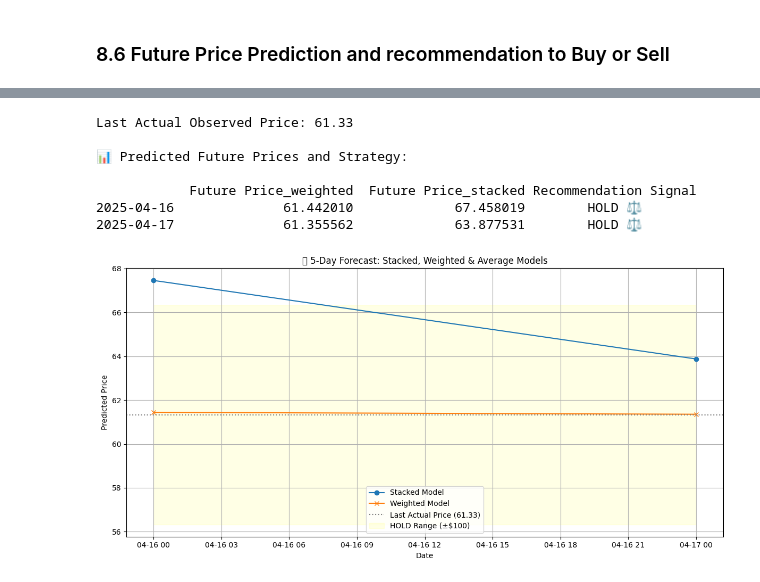
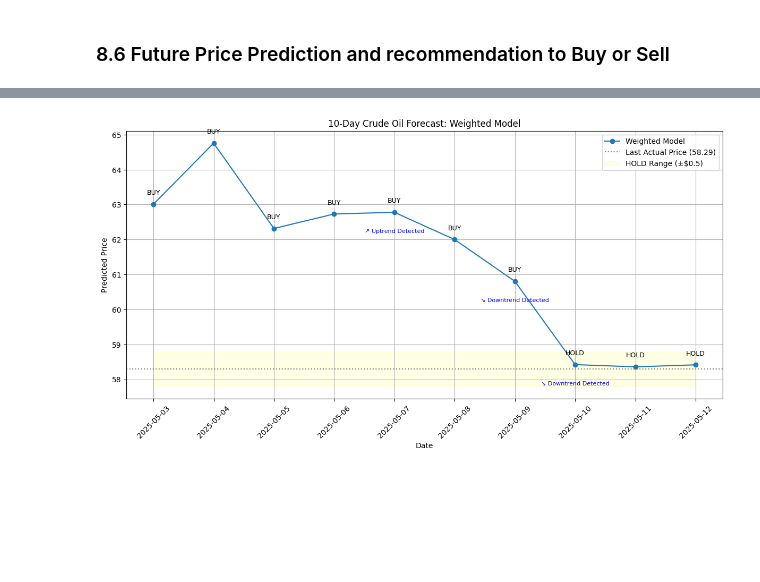
Before and after one commit to kayaniv105105/Realtime_Price_Prediction_commodity, a Jupyter notebook: Code/Real_time/Realtime-prediction_CRUDE_OIL.ipynb, the cells around one changed output, grey strips where cells are left out. Cells and saved outputs as stored; diff of their text form; code cells hidden in the pictures; blank space fills up the shorter version.

```diff
--- a/Code/Real_time/Realtime-prediction_CRUDE_OIL.ipynb
+++ b/Code/Real_time/Realtime-prediction_CRUDE_OIL.ipynb
@@ -964,7 +1015,9 @@ correlation_df
 ### 4.3 Seting Index of data frame is as a Date column
 # %%
 commodity_data_df = commodity_data
+commodity_data_df = commodity_data_df.drop_duplicates(subset='Date', keep='first')
 commodity_data_df.set_index('Date', drop=True, inplace=True)
+commodity_data_df = commodity_data_df.fillna(0.0)
 # %%
 commodity_data_df.tail()
 # %% [output]
@@ -1070,8 +1149,14 @@ def predict_from_model(model_name, model):
         return scaler_minmax.inverse_transform(xgb_predictions.reshape(-1, 1)).ravel()
 
     elif "RF" in model_name.upper():
-        random_search = model.fit(X_train_scaled_minmax, y_train_scaled)
-        y_pred_rf = random_search.predict(X_test_scaled_minmax)
+        #  Remove Sentiment & Macroeconomic Features from Training Data
+        exclude_columns = ['GDP', 'Interest_rates','Inflation_rate', 'DebtToGDP', 'ETF_Value', 'Sentiment_score', 'Sentiment_Rolling_14',
+        'Sentiment_Rolling_30', 'Sentiment_smoothed']
+        X_train_filtered = pd.DataFrame(X_train_scaled_minmax, columns=X_train.columns).drop(columns=exclude_columns, errors='ignore').fillna(0.0)
+        X_test_filtered = pd.DataFrame(X_test_scaled_minmax, columns=X_test.columns).drop(columns=exclude_columns, errors='ignore').fillna(0.0)
+
+        random_search = model.fit(X_train_filtered, y_train_scaled)
+        y_pred_rf = random_search.predict(X_test_filtered)
         return  scaler_minmax.inverse_transform(y_pred_rf.reshape(-1, 1)).ravel()
 
     elif "LSTM" in model_name.upper():
@@ -1197,6 +1292,14 @@ Predicted values: [61.77404  61.628    61.65457  61.681496 61.75257  61.765278 6
 
 from sklearn.linear_model import LinearRegression
 best1_forecast_trimmed,best2_forecast_trimmed = list(predict_d.values())
+# Create a new dataset with ARIMA and XGBoost predictions
+X_combined = np.column_stack([best2_forecast_trimmed,best1_forecast_trimmed])
+# Normalize input features (optional but recommended)
+X_combined_scaled = scaler_minmax.fit_transform(X_combined)
+
+# Final predictions from the hybrid model
+hybrid_predictions_stacked = meta_model.predict(X_combined_scaled)
+
 # Create a new dataset with ARIMA and XGBoost predictions
 X_combined = np.column_stack(list(predict_d.values()))
 # Normalize input features (optional but recommended)
@@ -1421,8 +1552,8 @@ import pandas as pd
 import matplotlib.pyplot as plt
 
 # === Settings ===
-n = 2  # Number of future predictions (default: 5 days)2
-threshold = 5  # Decision threshold for recommendation
+n = 10  # Number of future predictions (default: 5 days)2
+threshold = 0.5  # Decision threshold for recommendation
 
 # === Prepare Future Predictions ===
 future_best1_values = np.array(best1_forecast_trimmed[-n:]).reshape(-1, 1)
@@ -1442,8 +1573,7 @@ hybrid_average_future = (future_best1_values.flatten() + future_best2_values.fla
 # === Create Forecast DataFrame ===
 future_dates = pd.date_range(start=y_test.index[-1], periods=n + 1, freq='D')[1:]
 future_price = pd.DataFrame({
-    'Future Price_weighted': hybrid_weighted_future,
-    'Future Price_stacked': hybrid_predictions_future,
+    'Future Price weighted': hybrid_weighted_future,
 }, index=future_dates)
 
 # === Recommendation Logic ===
@@ -1452,53 +1582,65 @@ recommendations = []
 for forecast in hybrid_weighted_future:
     diff = forecast - last_actual_price
     if diff > threshold:
-        recommendations.append("BUY 📈")
+        recommendations.append("BUY")
     elif diff < -threshold:
-        recommendations.append("SELL 📉")
+        recommendations.append("SELL")
     else:
-        recommendations.append("HOLD ⚖️")
+        recommendations.append("HOLD")
 future_price['Recommendation'] = recommendations
 
 # === Trend & Signal Logic (Bonus) ===
 trend = []
 for i in range(len(hybrid_predictions_future)):
     if i >= 2:
         trend_window = hybrid_predictions_future[i-2:i+1]
         if np.all(np.diff(trend_window) > 0):
             trend.append("↗️ Uptrend Detected")
         elif np.all(np.diff(trend_window) < 0):
             trend.append("↘️ Downtrend Detected")
         else:
             trend.append("")
     else:
         trend.append("")
 future_price['Signal'] = trend
 
-# === Display Summary ===
-print(f"Last Actual Observed Price: {last_actual_price:.2f}\n")
-print(" Predicted Future Prices and Strategy:\n")
-print(future_price)
-
 # === Plot Forecasts ===
 plt.figure(figsize=(12, 6))
-plt.plot(future_price.index, future_price['Future Price_stacked'], label='Stacked Model', marker='o')
-plt.plot(future_price.index, future_price['Future Price_weighted'], label='Weighted Model', marker='x')
+plt.plot(future_price.index, future_price['Future Price weighted'], label='Weighted Model', marker='o')
+
 plt.axhline(last_actual_price, color='gray', linestyle=':', label=f'Last Actual Price ({last_actual_price:.2f})')
 plt.fill_between(future_price.index, last_actual_price + threshold, last_actual_price - threshold,
-                 color='yellow', alpha=0.1, label='HOLD Range (±$100)')
-plt.title("📈 5-Day Forecast: Stacked, Weighted & Average Models")
+                 color='yellow', alpha=0.1, label='HOLD Range (±$0.5)')
+plt.title("10-Day Crude Oil Forecast: Weighted Model")
 plt.xlabel("Date")
 plt.ylabel("Predicted Price")
 plt.legend()
 plt.grid(True)
 plt.tight_layout()
+
+# === Add Annotations with Boundary-Aware Positioning ===
+ymin, ymax = plt.ylim()
+text_offset = (ymax - ymin) * 0.03  # dynamic offset ~3% of range
+
+for x, y, rec, sig in zip(future_price.index,
+                          future_price['Future Price weighted'],
+                          future_price['Recommendation'],
+                          future_price['Signal']):
+    # Calculate safe y-position for text (avoid going above ymax)
+    y_text = y + text_offset
+    if y_text > ymax:
+        y_text = y - text_offset * 2  # put below if too high
+
+    plt.text(x, y_text, rec, fontsize=9, ha='center', va='bottom')
+
+    # Optional: show signal trend below the point
+    if sig:
+        plt.text(x, y - text_offset * 2, sig, fontsize=8, ha='center', va='top', color='blue')
+
+# Optional: Rotate x-axis labels
+plt.xticks(rotation=45)
+
+
 plt.show()
 # %% [output]
-Last Actual Observed Price: 61.33
-
-📊 Predicted Future Prices and Strategy:
-
-            Future Price_weighted  Future Price_stacked Recommendation Signal
-2025-04-16              61.442010             67.458019        HOLD ⚖️
-2025-04-17              61.355562             63.877531        HOLD ⚖️
-[figure, old version]
+[figure, new version]
```
Also changed, not shown: parts of 36 cells of this notebook, 14 other files.
